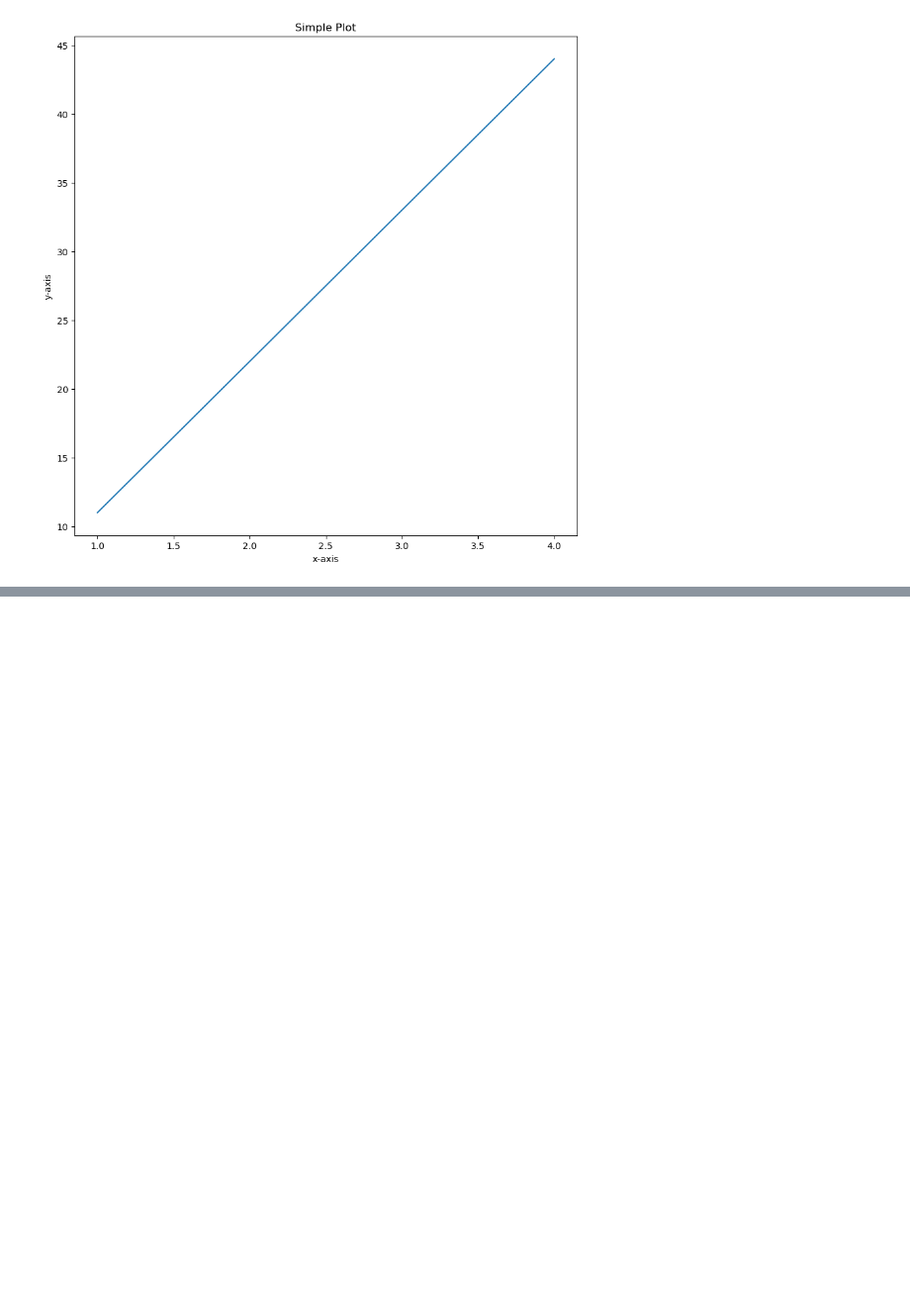
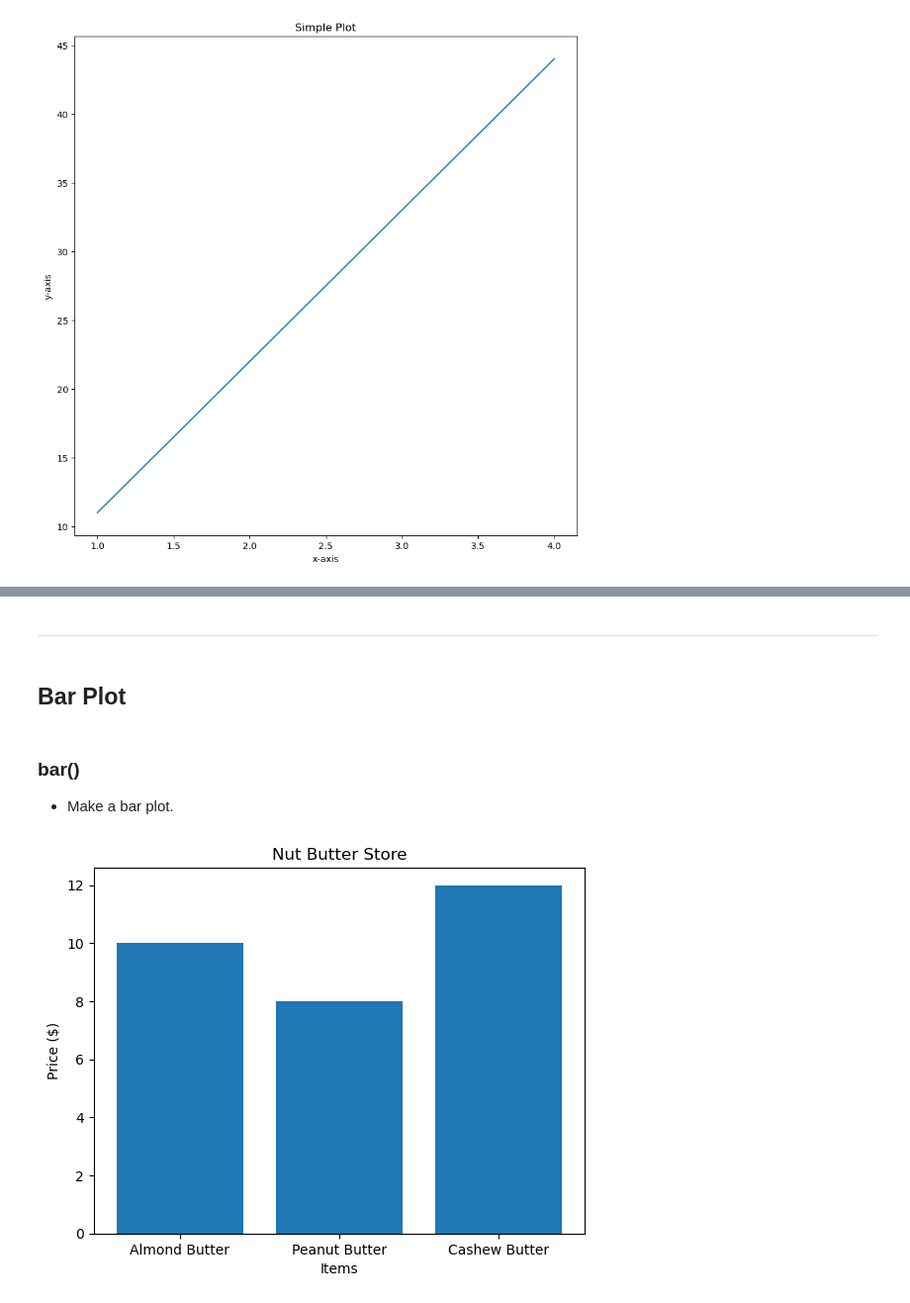
Before and after one commit to DevSen101/ML-Bootcamp, a Jupyter notebook: Matplotlib/Introduction-to-Matplotlib.ipynb, the cells around one changed output, grey strips where cells are left out. Shown at 99% size. Drawn from its saved outputs; the diff is of its cells as text; code cells hidden in the pictures; blank space fills up the shorter version.

```diff
--- a/Matplotlib/Introduction-to-Matplotlib.ipynb
+++ b/Matplotlib/Introduction-to-Matplotlib.ipynb
@@ -114,0 +150,17 @@ fig.savefig("images/sample-plot.png")
+# %% [markdown]
+----------------------------------------------------
+# %% [markdown]
+## Bar Plot
+# %% [markdown]
+### bar()
+- Make a bar plot.
+# %%
+nut_butter_prices = {"Almond Butter": 10,
+                     "Peanut Butter": 8,
+                     "Cashew Butter": 12}
+fig, ax = plt.subplots()
+ax.bar(nut_butter_prices.keys(), nut_butter_prices.values())
+ax.set(title="Nut Butter Store",
+       xlabel="Items", ylabel="Price ($)");
+# %% [output]
+[figure, added]
```
Also changed, not shown: parts of 20 cells of this notebook, 3 other files.
